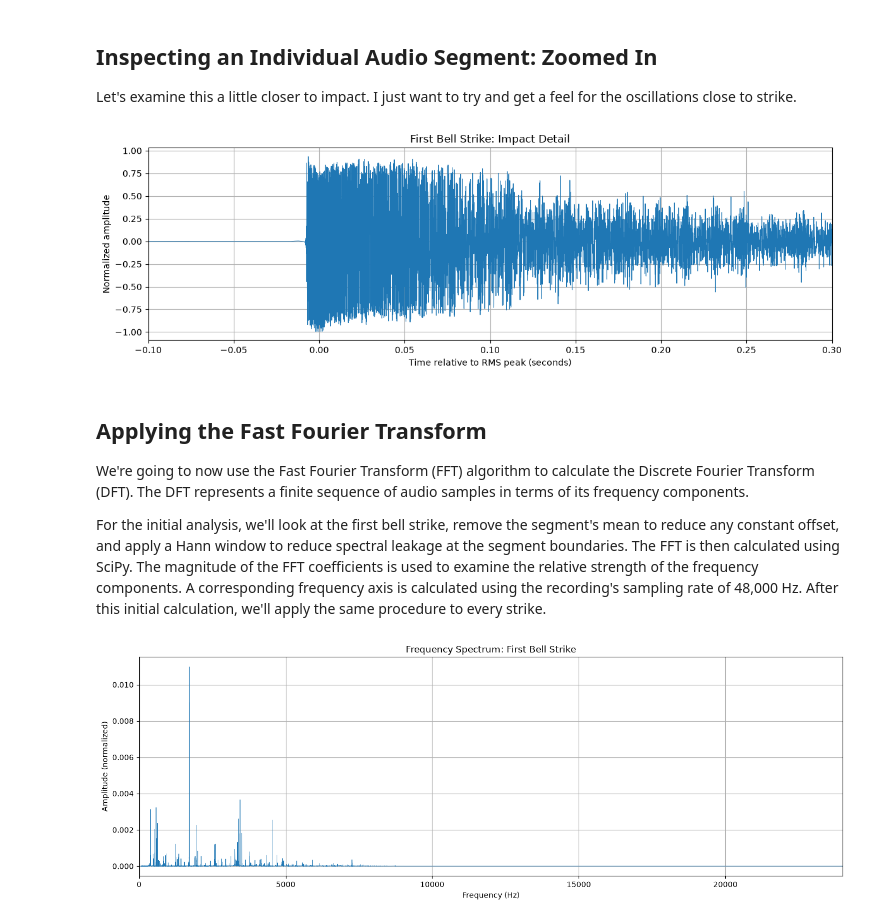
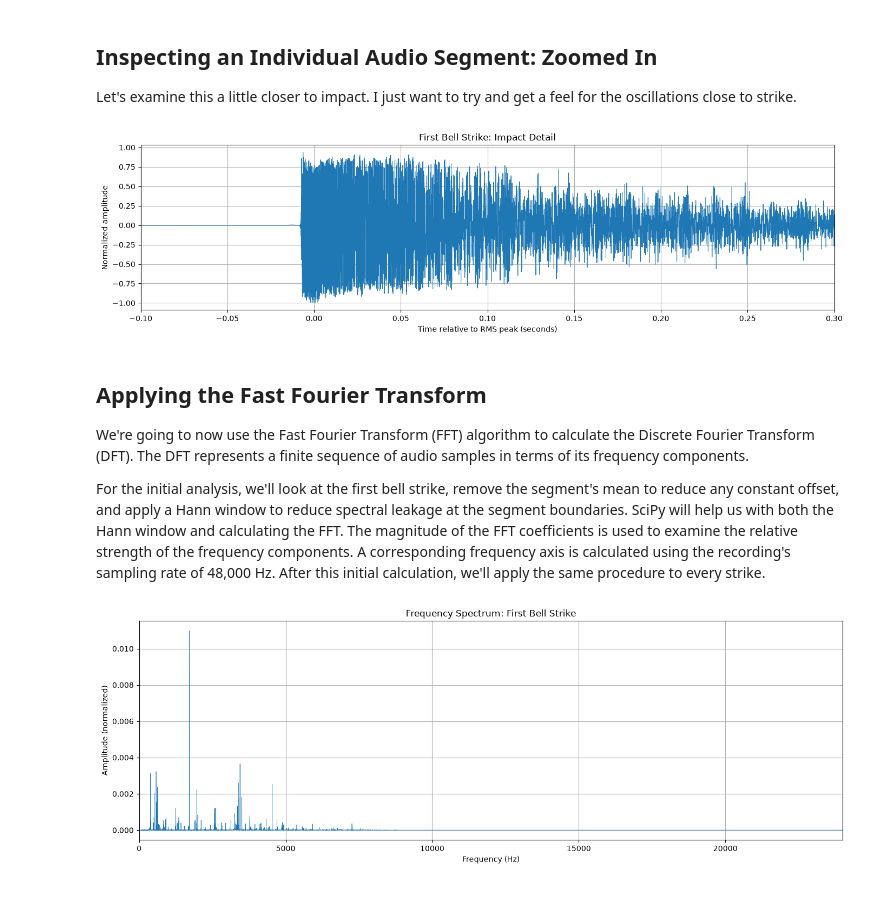
Before and after one commit to nrrorton/cymbal_sound_analysis, a Jupyter notebook: cymbal_audio_analysis.ipynb, the cells around one changed output. Cells and saved outputs as stored; diff of their text form; code cells hidden in the pictures.

```diff
--- a/cymbal_audio_analysis.ipynb
+++ b/cymbal_audio_analysis.ipynb
@@ -263,23 +272,25 @@ plt.show()
 
 Let's examine this a little closer to impact. I just want to try and get a feel for the oscillations close to strike.
 # %%
-plt.figure(figsize=(12, 4))
+plt.figure(figsize=(14, 4))
 plt.plot(segment_time, test_segment, linewidth=0.7)
 plt.xlabel('Time relative to RMS peak (seconds)')
 plt.ylabel('Normalized amplitude')
 plt.title('First Bell Strike: Impact Detail')
+
 plt.xlim(-0.1, 0.3)
 plt.grid(True)
 plt.tight_layout()
+
 plt.show()
 # %% [output]
-[figure, old version]
+[figure, new version]
 # %% [markdown]
 ## Applying the Fast Fourier Transform
 
 We're going to now use the Fast Fourier Transform (FFT) algorithm to calculate the Discrete Fourier Transform (DFT). The DFT represents a finite sequence of audio samples in terms of its frequency components.
 
-For the initial analysis, we'll look at the first bell strike, remove the segment's mean to reduce any constant offset, and apply a Hann window to reduce spectral leakage at the segment boundaries. The FFT is then calculated using SciPy. The magnitude of the FFT coefficients is used to examine the relative strength of the frequency components. A corresponding frequency axis is calculated using the recording's sampling rate of 48,000 Hz. After this initial calculation, we'll apply the same procedure to every strike.
+For the initial analysis, we'll look at the first bell strike, remove the segment's mean to reduce any constant offset, and apply a Hann window to reduce spectral leakage at the segment boundaries. SciPy will help us with both the Hann window and calculating the FFT. The magnitude of the FFT coefficients is used to examine the relative strength of the frequency components. A corresponding frequency axis is calculated using the recording's sampling rate of 48,000 Hz. After this initial calculation, we'll apply the same procedure to every strike.
 # %%
 from scipy.fft import rfft, rfftfreq
 from scipy.signal.windows import hann
```
Also changed, not shown: parts of 26 cells of this notebook.
